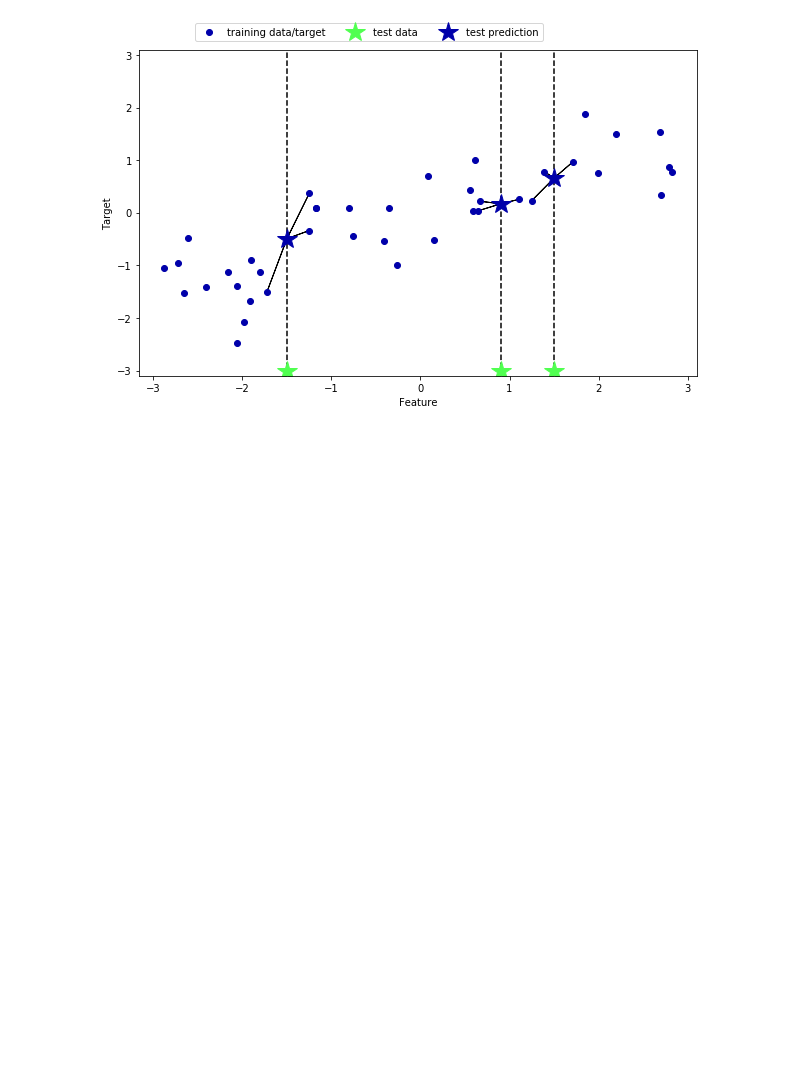
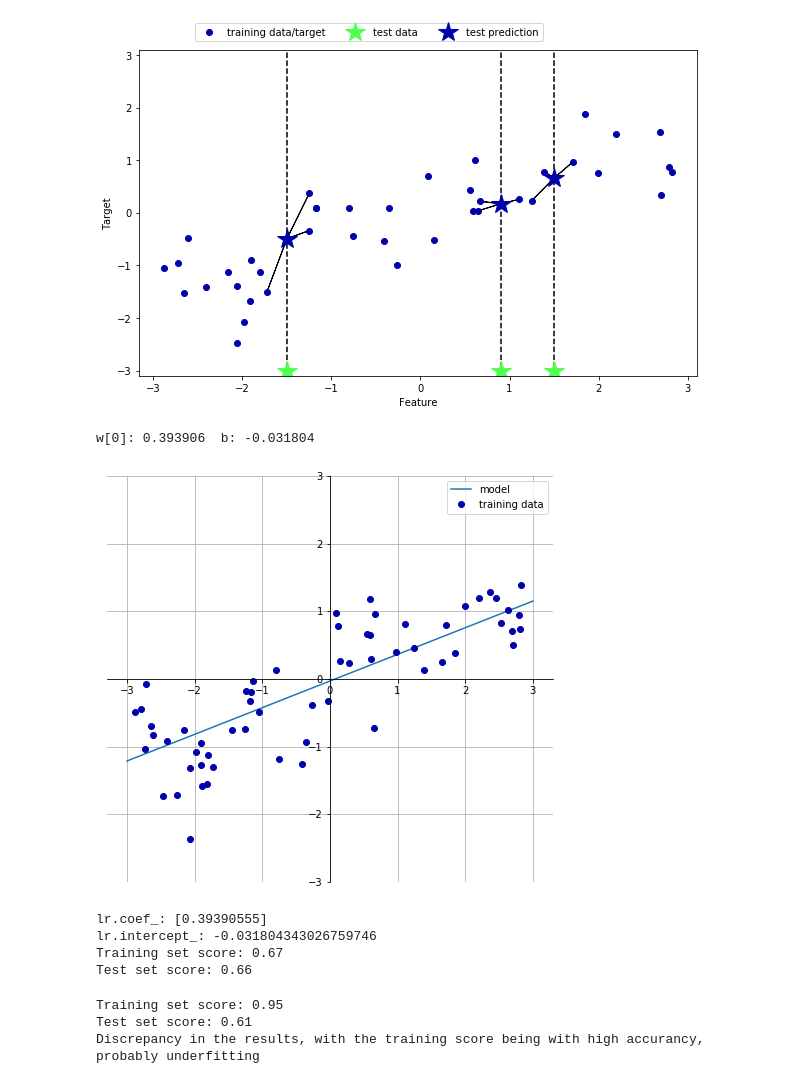
Before and after one commit to mtraina/introduction-to-ml-with-python, a Jupyter notebook: chapter-02.ipynb, the cells around one changed output. Saved outputs shown, nothing was run; the diff lists cells and outputs as text; code cells hidden in the pictures; blank space fills up the shorter version.

```diff
--- a/chapter-02.ipynb
+++ b/chapter-02.ipynb
@@ -57,3 +57,47 @@ mglearn.plots.plot_knn_regression(n_neighbors=3)
 # %% [output]
 [figure]
 [figure]
+# %%
+'''
+Linear models
+'''
+mglearn.plots.plot_linear_regression_wave()
+# %% [output]
+w[0]: 0.393906  b: -0.031804
+[figure, added]
+# %%
+'''
+Linear regression
+It finds the parameters w and b that minimize the mean squared error between predictions and the true regression targets, y, on the training set.
+The mean squared error is the sum of the squared differences between the predictions and the true values.
+'''
+from sklearn.linear_model import LinearRegression
+
+X, y = mglearn.datasets.make_wave(n_samples=60)
+X_train, X_test, y_train, y_test = train_test_split(X, y, random_state=42)
+lr = LinearRegression().fit(X_train, y_train)
+
+print("lr.coef_: {}".format(lr.coef_))
+print("lr.intercept_: {}".format(lr.intercept_))
+
+print("Training set score: {:.2f}".format(lr.score(X_train, y_train)))
+print("Test set score: {:.2f}".format(lr.score(X_test, y_test)))
+print("Similar results, probably underfitting")
+# %% [output]
+lr.coef_: [0.39390555]
+lr.intercept_: -0.031804343026759746
+Training set score: 0.67
+Test set score: 0.66
+# %%
+X, y = mglearn.datasets.load_extended_boston()
+
+X_train, X_test, y_train, y_test = train_test_split(X, y, random_state=0)
+lr = LinearRegression().fit(X_train, y_train)
+
+print("Training set score: {:.2f}".format(lr.score(X_train, y_train)))
+print("Test set score: {:.2f}".format(lr.score(X_test, y_test)))
+print("Discrepancy in the results, with the training score being with high accurancy, probably underfitting")
+# %% [output]
+Training set score: 0.95
+Test set score: 0.61
+Discrepancy in the results, with the training score being with high accurancy, probably underfitting
```
Also changed, not shown: 1 other file.
